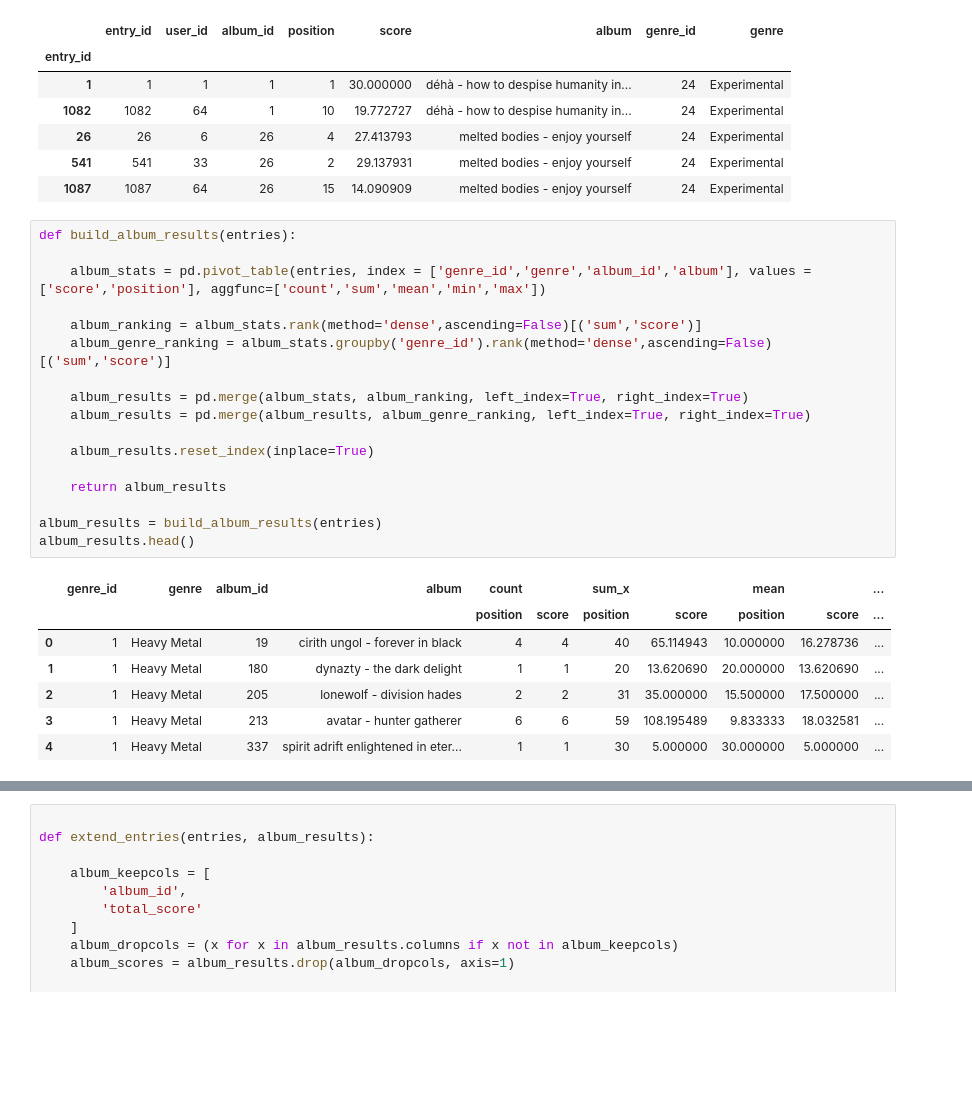
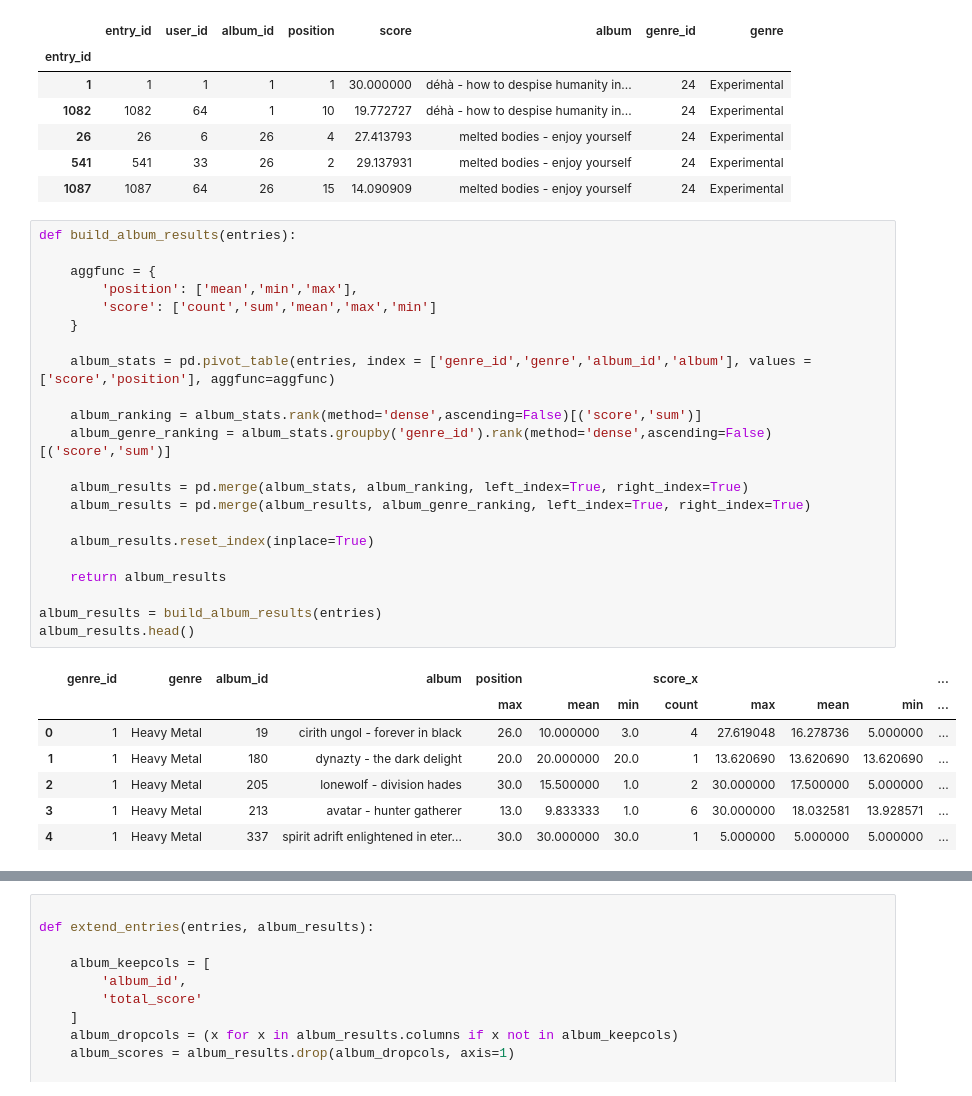
Before and after one commit to plappmachine/riff_top2020, a Jupyter notebook: compute_stats.ipynb, the cells around one changed output, grey strips where cells are left out. Drawn from its saved outputs; the diff is of its cells as text; blank space fills up the shorter version.

```diff
--- a/compute_stats.ipynb
+++ b/compute_stats.ipynb
@@ -115,28 +60,33 @@ entries.head()
 # %%
 def build_album_results(entries):
 
-    album_stats = pd.pivot_table(entries, index = ['genre_id','genre','album_id','album'], values = ['score','position'], aggfunc=['count','sum','mean','min','max'])
+    aggfunc = {
+        'position': ['mean','min','max'],
+        'score': ['count','sum','mean','max','min']
+    }
 
-    album_ranking = album_stats.rank(method='dense',ascending=False)[('sum','score')]
-    album_genre_ranking = album_stats.groupby('genre_id').rank(method='dense',ascending=False)[('sum','score')]
+    album_stats = pd.pivot_table(entries, index = ['genre_id','genre','album_id','album'], values = ['score','position'], aggfunc=aggfunc)
+
+    album_ranking = album_stats.rank(method='dense',ascending=False)[('score','sum')]
+    album_genre_ranking = album_stats.groupby('genre_id').rank(method='dense',ascending=False)[('score','sum')]
 
     album_results = pd.merge(album_stats, album_ranking, left_index=True, right_index=True)
     album_results = pd.merge(album_results, album_genre_ranking, left_index=True, right_index=True)
 
     album_results.reset_index(inplace=True)
 
     return album_results
 
 album_results = build_album_results(entries)
 album_results.head()
 # %% [output]
-|  | genre_id | genre | album_id | album | count |  | sum_x |  | mean |  | ... |
-|  |  |  |  |  | position | score | position | score | position | score | ... |
-| 0 | 1 | Heavy Metal | 19 | cirith ungol - forever in black | 4 | 4 | 40 | 65.114943 | 10.000000 | 16.278736 | ... |
-| 1 | 1 | Heavy Metal | 180 | dynazty - the dark delight | 1 | 1 | 20 | 13.620690 | 20.000000 | 13.620690 | ... |
-| 2 | 1 | Heavy Metal | 205 | lonewolf - division hades | 2 | 2 | 31 | 35.000000 | 15.500000 | 17.500000 | ... |
-| 3 | 1 | Heavy Metal | 213 | avatar - hunter gatherer | 6 | 6 | 59 | 108.195489 | 9.833333 | 18.032581 | ... |
-| 4 | 1 | Heavy Metal | 337 | spirit adrift enlightened in eter... | 1 | 1 | 30 | 5.000000 | 30.000000 | 5.000000 | ... |
+|  | genre_id | genre | album_id | album | position |  |  | score_x |  |  |  | ... |
+|  |  |  |  |  | max | mean | min | count | max | mean | min | ... |
+| 0 | 1 | Heavy Metal | 19 | cirith ungol - forever in black | 26.0 | 10.000000 | 3.0 | 4 | 27.619048 | 16.278736 | 5.000000 | ... |
+| 1 | 1 | Heavy Metal | 180 | dynazty - the dark delight | 20.0 | 20.000000 | 20.0 | 1 | 13.620690 | 13.620690 | 13.620690 | ... |
+| 2 | 1 | Heavy Metal | 205 | lonewolf - division hades | 30.0 | 15.500000 | 1.0 | 2 | 30.000000 | 17.500000 | 5.000000 | ... |
+| 3 | 1 | Heavy Metal | 213 | avatar - hunter gatherer | 13.0 | 9.833333 | 1.0 | 6 | 30.000000 | 18.032581 | 13.928571 | ... |
+| 4 | 1 | Heavy Metal | 337 | spirit adrift enlightened in eter... | 30.0 | 30.000000 | 30.0 | 1 | 5.000000 | 5.000000 | 5.000000 | ... |
 # %%
 def format_album_results(album_results):
 
```
Also changed, not shown: parts of 8 cells of this notebook, 9 other files.
